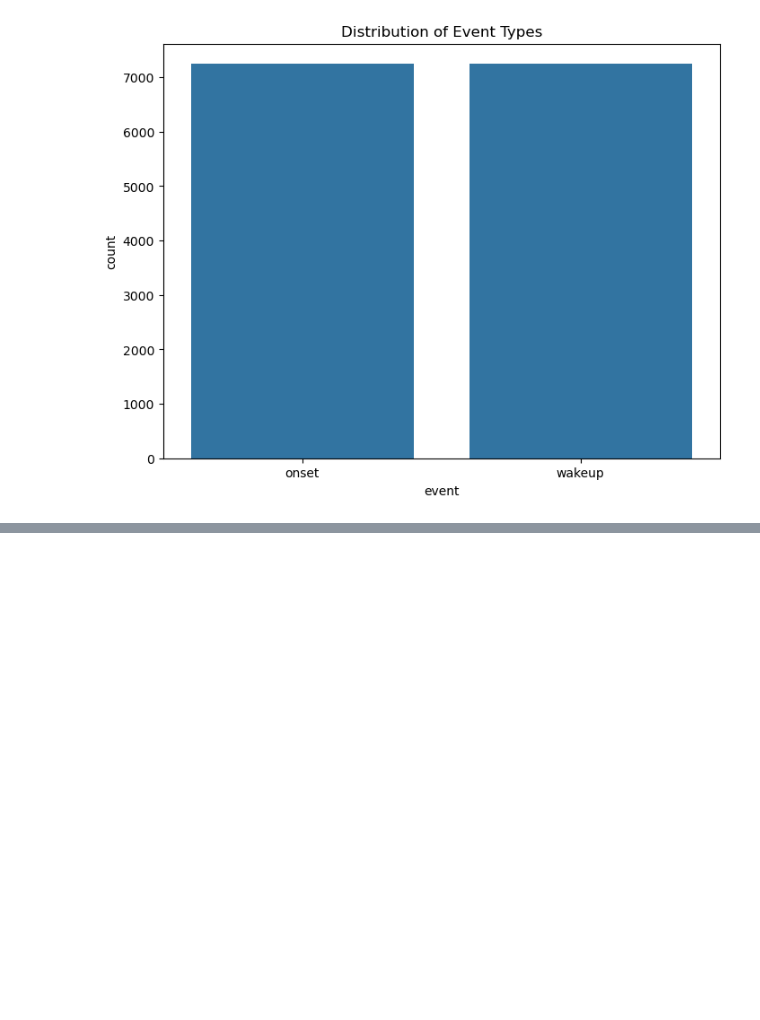
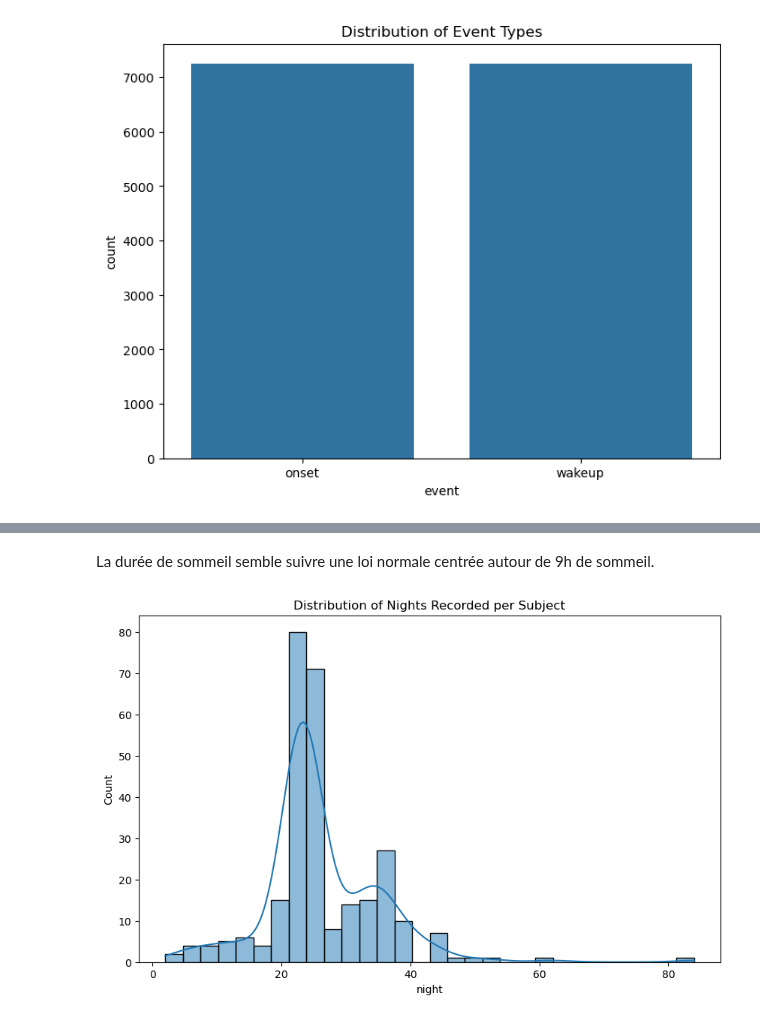
Before and after one commit to theo-serralta/sleep-states, a Jupyter notebook: src/Visualization_and_PreProcessing_Theo.ipynb, the cells around one changed output, grey strips where cells are left out. Drawn from its saved outputs; the diff is of its cells as text; code cells hidden in the pictures; blank space fills up the shorter version.

```diff
--- a/src/Visualization_and_PreProcessing_Theo.ipynb
+++ b/src/Visualization_and_PreProcessing_Theo.ipynb
@@ -98,0 +135,12 @@ plt.show()
+# %% [markdown]
+La durée de sommeil semble suivre une loi normale centrée autour de 9h de sommeil.
+# %%
+# Nombre de nuits par sujet
+nights_per_subject = train_events.groupby('series_id')['night'].nunique()
+
+plt.figure(figsize=(10, 6))
+sns.histplot(nights_per_subject, bins=30, kde=True)
+plt.title('Distribution of Nights Recorded per Subject')
+plt.show()
+# %% [output]
+[figure, added]
```
Also changed, not shown: parts of 13 cells of this notebook.
